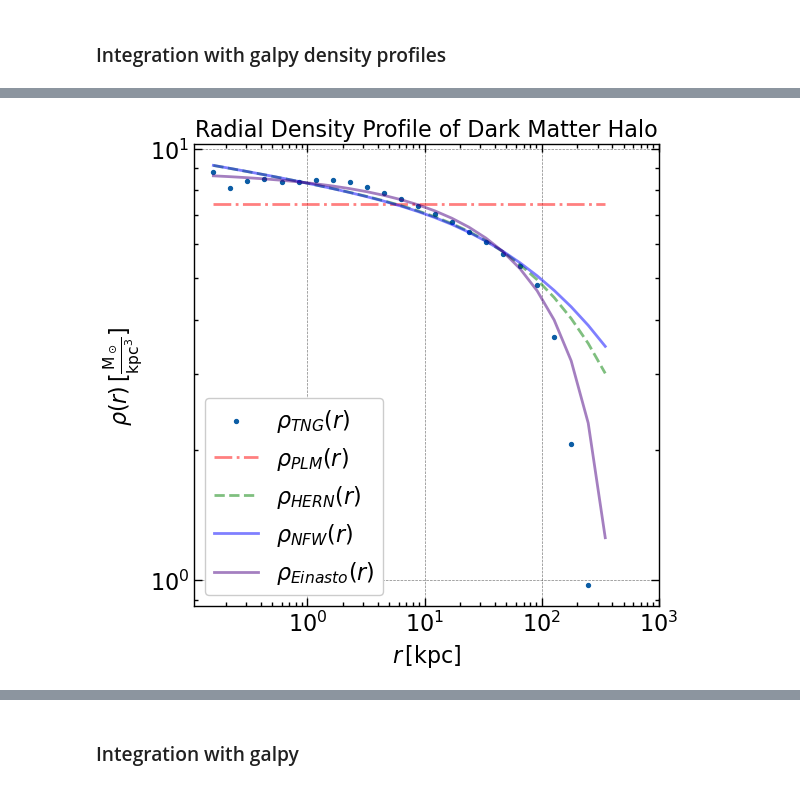
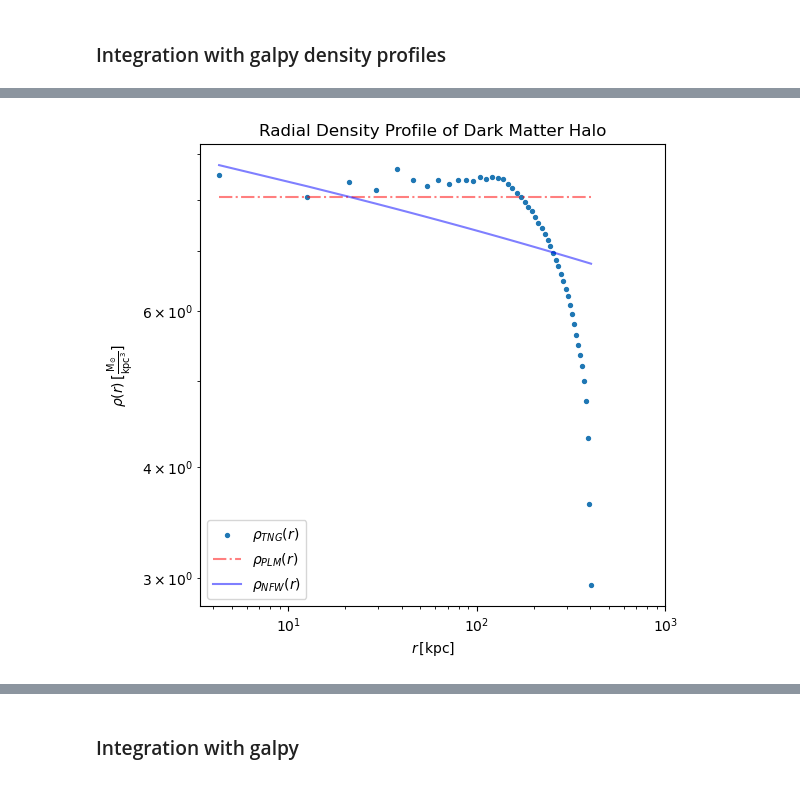
Before and after one commit to Jitskeverheecke/TANA_Project, a Jupyter notebook: project.ipynb, the cells around one changed output, grey strips where cells are left out. Drawn from its saved outputs; the diff is of its cells as text; code cells hidden in the pictures.

```diff
--- a/project.ipynb
+++ b/project.ipynb
@@ -24,7 +29,7 @@ data = h5py.File('cutout_344137.hdf5','r')
 Omega_m, Omega_Lambda, Omega_b, h = data["Header"].attrs['Omega0'], data["Header"].attrs['OmegaLambda'], data["Header"].attrs['OmegaBaryon'], data["Header"].attrs['HubbleParam']
 # %%
 N_dm_particles = data["Header"].attrs['NumPart_ThisFile'][1] #number of dark matter particles
-mass_darkm = data["Header"].attrs['MassTable'][1] #mass of each dark matter particle in 1e10 solar masses/h
+mass_dm = data["Header"].attrs['MassTable'][1] #mass of each dark matter particle in 1e10 solar masses/h
 Box_size = data["Header"].attrs['BoxSize'] #cubic box size
 z_redshift = data["Header"].attrs['Redshift'] #redshift
 a = data["Header"].attrs['Time'] #scale factor
@@ -328,10 +340,10 @@ plt.show()
 # %%
 #logbins
-"""n_bins= 50
+n_bins= 50
 bins = np.logspace(np.log10(0.25), np.log10(150), n_bins)
-r_j = np.sqrt(bins[1:] * bins[:-1]) * kpc
+r_j_log = np.sqrt ((bins[1:] * bins[:-1]) * kpc)
 
 counts, _ = np.histogram(r.value, bins=bins)
 vol = (4/3) * np.pi * (bins[1:]**3 - bins[:-1]**3)
 
-rho_j = counts * mass_dm / vol"""
+rho_j = counts * mass_dm / vol
@@ -402,35 +411,35 @@ from scipy.optimize import curve_fit
 # %%
 def rho_plummer(r, b, rho0):
     r_b = r/b
-    return np.log10(rho0*(1 + r_b**2)**(-5/2))
+    return rho0*(1 + r_b**2)**(-5/2)
 
 def rho_DEHNEN(r, b, rho0, gamma):
     r_b =r/b
-    return np.log10(rho0*r_b**(-gamma)*(1 + r_b)**(gamma - 4))
+    return rho0*r_b**(-gamma)*(1 + r_b)**(gamma - 4)
 
 def rho_Hernquist(r, b, rho0):
     return rho_DEHNEN(r, b, rho0=rho0, gamma=1)
 
 def rho_Jaffe(r, b, rho0):
-    return np.log10(rho_DEHNEN(r, b, rho0=rho0, gamma=2))
+    return rho_DEHNEN(r, b, rho0=rho0, gamma=2)
 
 def DPL(r, b, beta, rho0, gamma): #double power law
     r_b = r/b
-    return np.log10(rho0/(r_b**gamma* (1 + r_b)**(beta - gamma)))
+    return rho0/(r_b**gamma* (1 + r_b)**(beta - gamma))
 
 def rho_NFW(r, b, rho0):
     r_b = r/b
-    return np.log10(rho0/(r_b*(1 + r_b)**2))
+    return rho0/(r_b*(1 + r_b)**2)
 
 
 def rho_Einasto(r,b,rho0, alpha):
     r_b = r / b
-    return np.log10(rho0 * np.exp( - (2/alpha) * (r_b**alpha - 1) ))
+    return rho0 * np.exp( - (2/alpha) * (r_b**alpha - 1) )
 
 def rho_gNFW(r, b, rho0, gamma):
     r_b = r / b
-    return np.log10(rho0 / ( (r_b**gamma) * (1.0 + r_b)**(3.0 - gamma) ))
+    return rho0 / ( (r_b**gamma) * (1.0 + r_b)**(3.0 - gamma) )
 
 def rho_Burkert(r, b , rho0):
     r_b = r / b
-    return np.log10(rho0 / ((1.0 + r_b) * (1.0 + r_b**2)))
+    return rho0 / ((1.0 + r_b) * (1.0 + r_b**2))
@@ -437,9 +459,9 @@ def rho_Burkert(r, b , rho0):
 # %%
-popt_plummer, pcov_plummer = curve_fit(rho_plummer, r_j.value[:-4], np.log10(rho_j.value[:-4]), p0=[35, 8], maxfev=10000)
-popt_Hernquist, pcov_Hernquist = curve_fit(rho_Hernquist, r_j.value[:-4], np.log10(rho_j.value[:-4]), p0=[20, 8], maxfev=10000)
+popt_plummer, pcov_plummer = curve_fit(rho_plummer, r_j.value, rho_j.value, p0=[40, 9])
+#popt_Hernquist, pcov_Hernquist = curve_fit(rho_Hernquist, r_j_fit, rho_j_fit, p0=[20, 1e8], maxfev=10000)
 #popt_Jaffe, pcov_Jaffe = curve_fit(rho_Jaffe, r_j_fit, rho_j_fit, p0=[30, 1e8], maxfev=10000)
-popt_NFW, pcov_NFW = curve_fit(rho_NFW, r_j.value[:-4], np.log10(rho_j.value[:-4]), p0=[20, 8], maxfev=10000)
+popt_NFW, pcov_NFW = curve_fit(rho_NFW, r_j.value, rho_j.value, p0=[20, 9], maxfev=10000)
 #popt_dpl, pcov_dpl = curve_fit(DPL, r_j.value, rho_j.value, p0=[50, 4, 1e9, 2], maxfev=10000)
-popt_Einasto, pcov_Einasto = curve_fit(rho_Einasto,r_j.value[:-4],np.log10(rho_j.value[:-4]),p0=[50, 9, 0.15], bounds=([0, 0, 0.05], [np.inf, np.inf, 1.0]),maxfev=20000)
+#popt_Einasto, pcov_Einasto = curve_fit(rho_Einasto,r_j_fit,rho_j_fit,p0=[50, 1e9, 0.15], bounds=([0, 0, 0.05], [np.inf, np.inf, 1.0]),maxfev=20000)
 #popt_gNFW, pcov_gNFW = curve_fit(rho_gNFW, r_j.value, rho_j.value, p0=[50.0, 1e9, 1.0], maxfev=20000)
 #popt_Burkert, pcov_Burkert = curve_fit(rho_Burkert, r_j.value, rho_j.value, p0=[20, 1e8], maxfev=20000)
@@ -466,23 +484,23 @@ rho_Einasto_j = rho_Einasto(r_j, b = popt_Einasto[0]*kpc, rho0 = popt_Einasto[1]
 # %%
 plt.close('all')
 plt.figure(figsize=(6,6))
 plt.loglog()
 plt.scatter(r_j.value, np.log10(rho_j.value), s=8, label=r'$\rho_{TNG}(r)$')
-plt.plot(r_j.value, rho_plummer_j, '-.', color='red', alpha=0.5, label=r'$\rho_{PLM}(r)$')
-plt.plot(r_j.value, rho_Hernquist_j, '--', color='green', alpha=0.5, label=r'$\rho_{HERN}(r)$')
+plt.plot(r_j.value, np.log10(rho_plummer_j), '-.', color='red', alpha=0.5, label=r'$\rho_{PLM}(r)$')
+#plt.plot(r_j.value, rho_Hernquist_j, '--', color='green', alpha=0.5, label=r'$\rho_{HERN}(r)$')
 #plt.plot(r_j.value, rho_Jaffe_j, '-', color='orange', alpha=0.5, label=r'$\rho_{JAFFE}(r)$')
-plt.plot(r_j.value, rho_NFW_j, '-', color='blue', alpha=0.5, label=r'$\rho_{NFW}(r)$')
+plt.plot(r_j.value, np.log10(rho_NFW_j.value), '-', color='blue', alpha=0.5, label=r'$\rho_{NFW}(r)$')
 #plt.plot(r_j.value, rho_DPL_j, ':', color='purple', alpha=0.5, label=r'$\rho_{DPL}(r)$')
-plt.plot(r_j.value , rho_Einasto_j , '-',color = 'indigo', alpha = 0.5 , label = r'$\rho_{Einasto}(r)$' )
+#plt.plot(r_j.value , rho_Einasto_j , '-',color = 'indigo', alpha = 0.5 , label = r'$\rho_{Einasto}(r)$' )
 #plt.plot(r_j.value, rho_gNFW_j, '-', color='cyan', alpha=0.5, label=r'$\rho_{gNFW}(r)$')
 #plt.plot(r_j.value, rho_Burkert_j, '-.', color='pink', alpha=0.5, label=r'$\rho_{BKT}(r)$')
 plt.xlabel(r'$r\,\text{[kpc]}$')
 plt.ylabel(r'$\rho(r)\, [\frac{\text{M}_\odot}{\text{kpc}^3}]$')
 plt.title('Radial Density Profile of Dark Matter Halo')
 plt.xlim(0,10**3)
 plt.legend()
 #save in figure folder
 plt.savefig('Figures/Density_Profile_Fits.pdf', bbox_inches='tight')
 plt.show()
 # %% [output]
-[figure, old version]
+[figure, new version]
```
Also changed, not shown: parts of 18 cells of this notebook.
